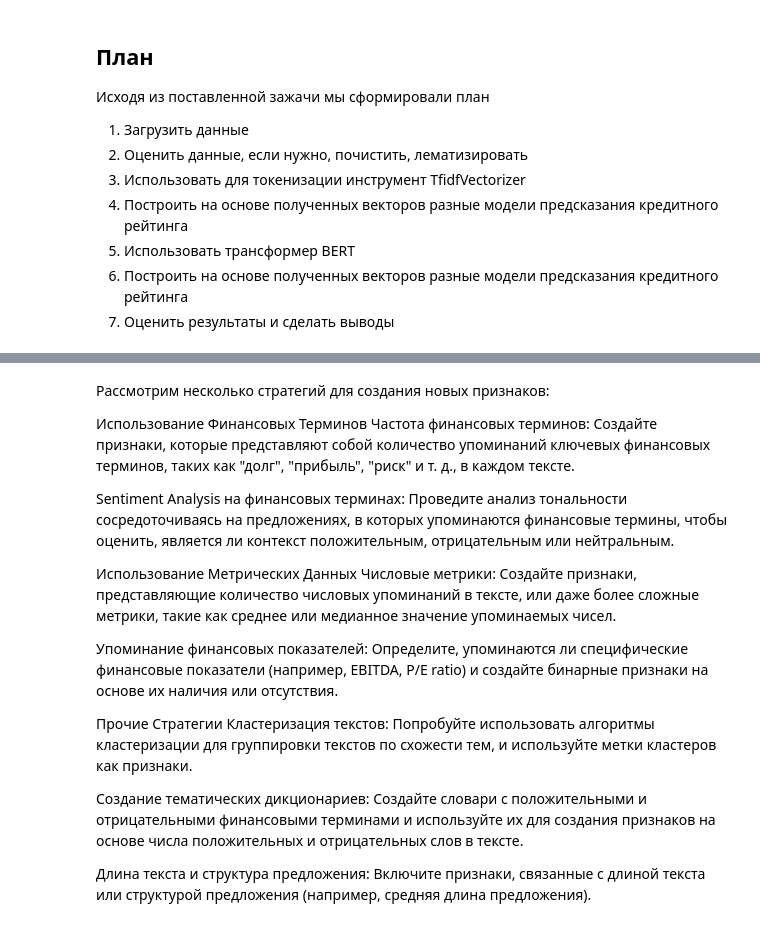
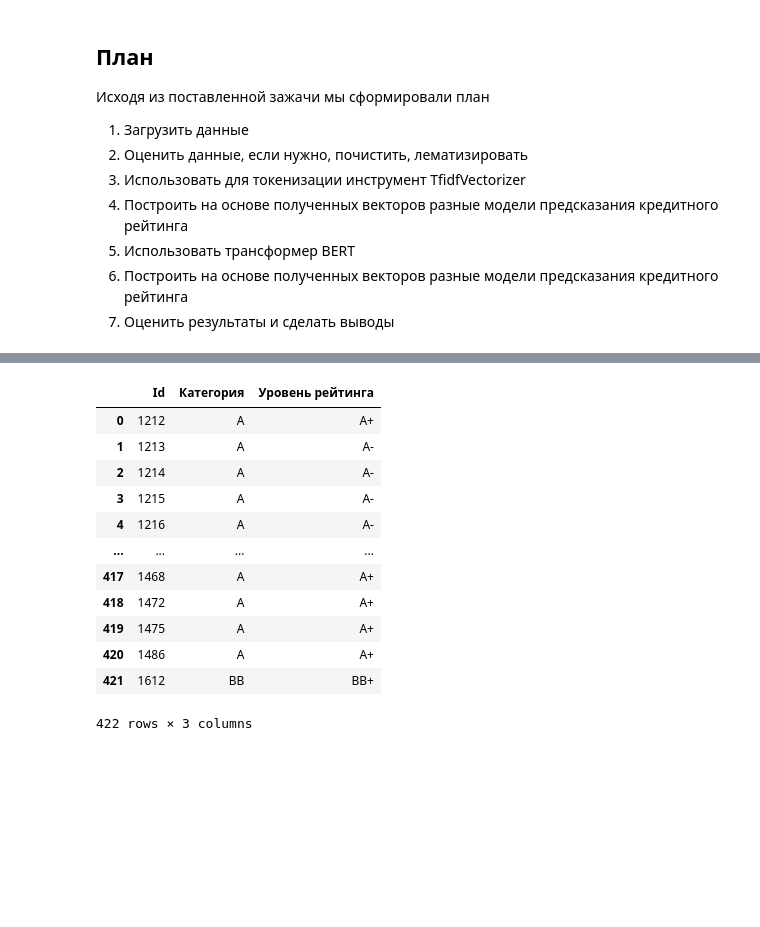
Before and after one commit to karimovdo/hak1, a Jupyter notebook: h.ipynb, the cells around one changed output, grey strips where cells are left out. Cells and saved outputs as stored; diff of their text form; code cells hidden in the pictures; blank space fills up the shorter version.

```diff
--- a/h.ipynb
+++ b/h.ipynb
@@ -765,21 +510,17 @@ Final TEST F1 score for 'category': 0.7873336567336569
 # %%
-data = pd.read_csv('data.csv')
+submission = pd.read_csv('submission.csv', sep=';')
+submission
+# %% [output]
+|  | Id | Категория | Уровень рейтинга |
+| 0 | 1212 | A | A+ |
+| 1 | 1213 | A | A- |
+| 2 | 1214 | A | A- |
+| 3 | 1215 | A | A- |
+| 4 | 1216 | A | A- |
+| ... | ... | ... | ... |
+| 417 | 1468 | A | A+ |
+| 418 | 1472 | A | A+ |
+| 419 | 1475 | A | A+ |
+| 420 | 1486 | A | A+ |
+| 421 | 1612 | BB | BB+ |
+422 rows × 3 columns
-# %% [markdown]
-Рассмотрим несколько стратегий для создания новых признаков:
-
-Использование Финансовых Терминов
-Частота финансовых терминов: Создайте признаки, которые представляют собой количество упоминаний ключевых финансовых терминов, таких как "долг", "прибыль", "риск" и т. д., в каждом тексте.
-
-Sentiment Analysis на финансовых терминах: Проведите анализ тональности сосредоточиваясь на предложениях, в которых упоминаются финансовые термины, чтобы оценить, является ли контекст положительным, отрицательным или нейтральным.
-
-Использование Метрических Данных
-Числовые метрики: Создайте признаки, представляющие количество числовых упоминаний в тексте, или даже более сложные метрики, такие как среднее или медианное значение упоминаемых чисел.
-
-Упоминание финансовых показателей: Определите, упоминаются ли специфические финансовые показатели (например, EBITDA, P/E ratio) и создайте бинарные признаки на основе их наличия или отсутствия.
-
-Прочие Стратегии
-Кластеризация текстов: Попробуйте использовать алгоритмы кластеризации для группировки текстов по схожести тем, и используйте метки кластеров как признаки.
-
-Создание тематических дикционариев: Создайте словари с положительными и отрицательными финансовыми терминами и используйте их для создания признаков на основе числа положительных и отрицательных слов в тексте.
-
-Длина текста и структура предложения: Включите признаки, связанные с длиной текста или структурой предложения (например, средняя длина предложения).
```
Also changed, not shown: parts of 23 cells of this notebook, 17 other files.
